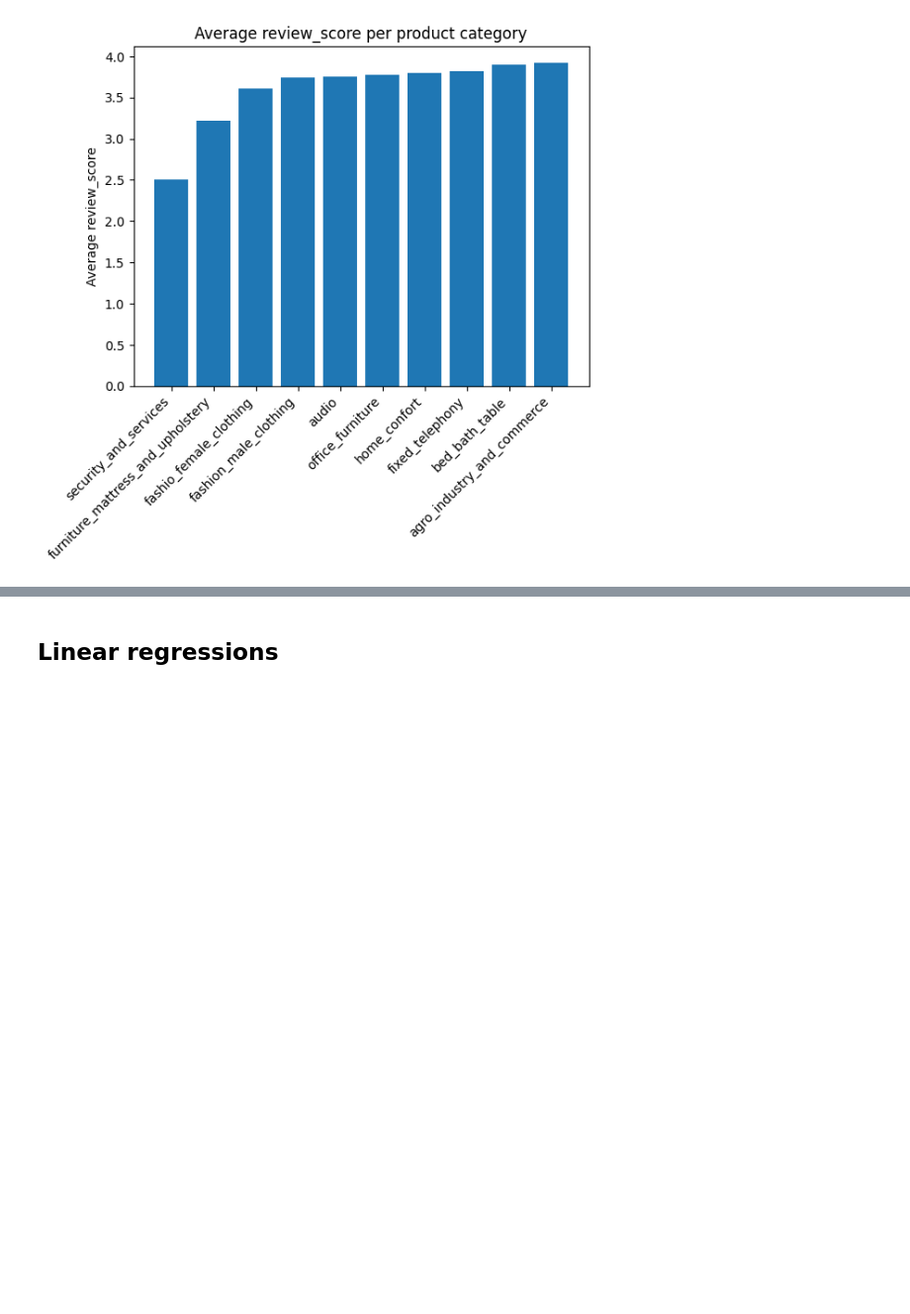
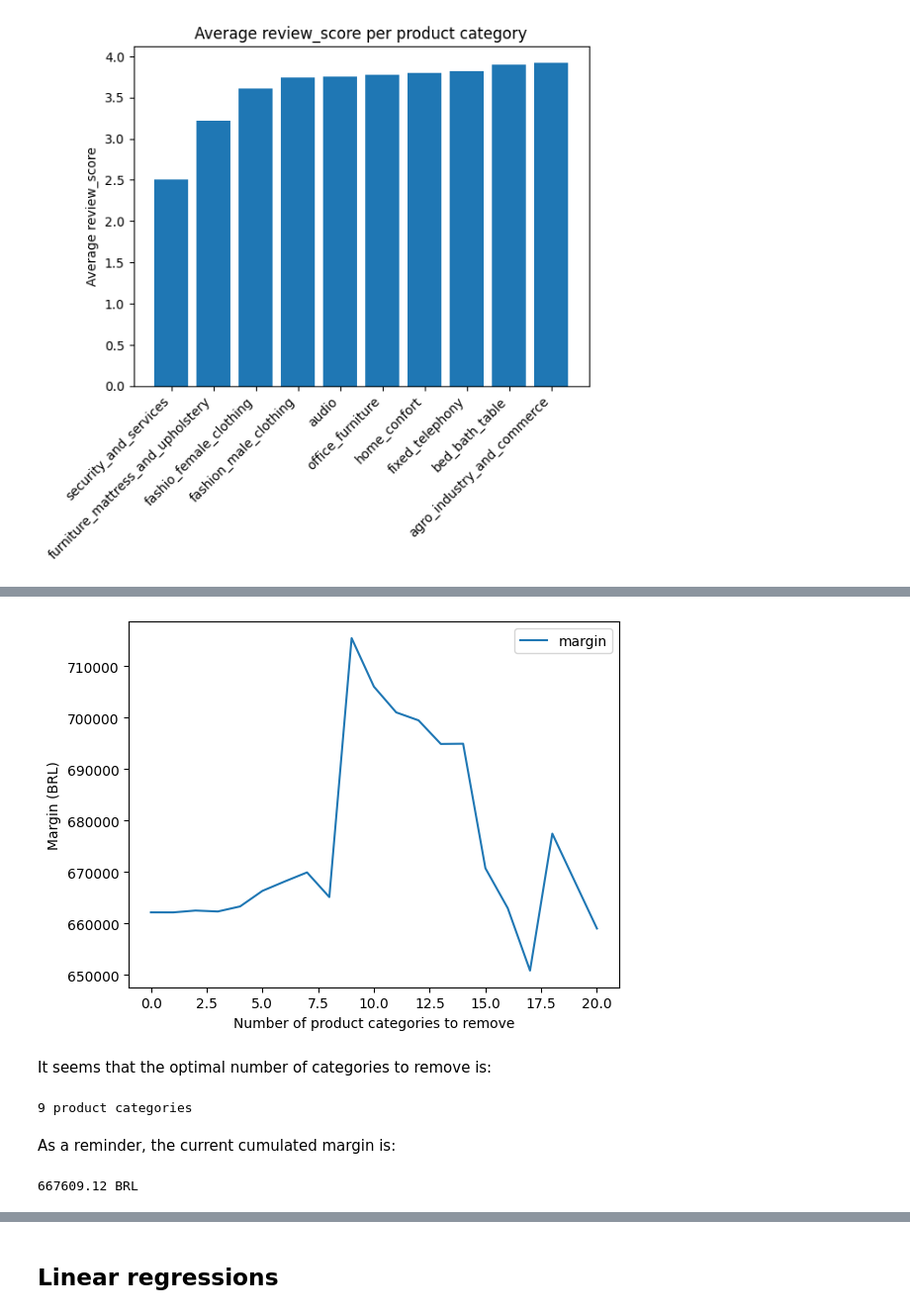
Before and after one commit to elisearnal/data-recap_ceo_request, a Jupyter notebook: EA _CEO_request.ipynb, the cells around one changed output, grey strips where cells are left out. Shown: that part at 99% size. Drawn from its saved outputs; the diff is of its cells as text; code cells hidden in the pictures; blank space fills up the shorter version.

```diff
--- a/EA _CEO_request.ipynb
+++ b/EA _CEO_request.ipynb
@@ -45,3 +64,4 @@ def IT_costs(df):
 # %%
-print("Current actual IT costs (BRL): ", IT_costs(sellers))
+total_IT_costs = IT_costs(sellers)
+print(total_IT_costs, "BRL")
 # %% [output]
@@ -160,0 +198,11 @@ Categories to remove : ['security_and_services', 'furniture_mattress_and_upholst
+# %%
+def margin_remove_categories(n):
+    my_df = order_items_with_cat.copy()
+    categories_to_remove = [cat for cat in worst_categories.index[0:n]]
+#     print("Categories to remove :", categories_to_remove)
+    my_df = my_df[~my_df["product_category_name_english"].isin(categories_to_remove)]
+    my_df = my_df.drop(['product_category_name_english'], axis=1)
+    my_seller = Seller()
+    my_seller.data["order_items"] = my_df
+    results = margin_olist(my_seller.get_training_data(), 0)
+    return results
@@ -160,0 +215,7 @@ Categories to remove : ['security_and_services', 'furniture_mattress_and_upholst
+# %%
+cat_to_remove = np.linspace(0, 20, 20, dtype=int)
+margin_per_cat_to_remove = pd.DataFrame()
+margin_per_cat_to_remove["cat_to_remove"] = cat_to_remove
+margin_per_cat_to_remove["margin"] = margin_per_cat_to_remove["cat_to_remove"].apply(lambda x: margin_remove_categories(x))
+margin_per_cat_to_remove.set_index("cat_to_remove",inplace=True)
+margin_per_cat_to_remove.head()
@@ -160,0 +230,19 @@ Categories to remove : ['security_and_services', 'furniture_mattress_and_upholst
+# %%
+plt.plot(margin_per_cat_to_remove.index, margin_per_cat_to_remove["margin"], label="margin");
+plt.legend()
+plt.xlabel("Number of product categories to remove")
+plt.ylabel("Margin (BRL)");
+# %% [output]
+[figure, added]
+# %% [markdown]
+It seems that the optimal number of categories to remove is:
+# %%
+print(margin_per_cat_to_remove["margin"].idxmax(), "product categories")
+# %% [output]
+9 product categories
+# %% [markdown]
+As a reminder, the current cumulated margin is:
+# %%
+print(total_margin, "BRL")
+# %% [output]
+667609.12 BRL
```
Also changed, not shown: parts of 49 cells of this notebook.
